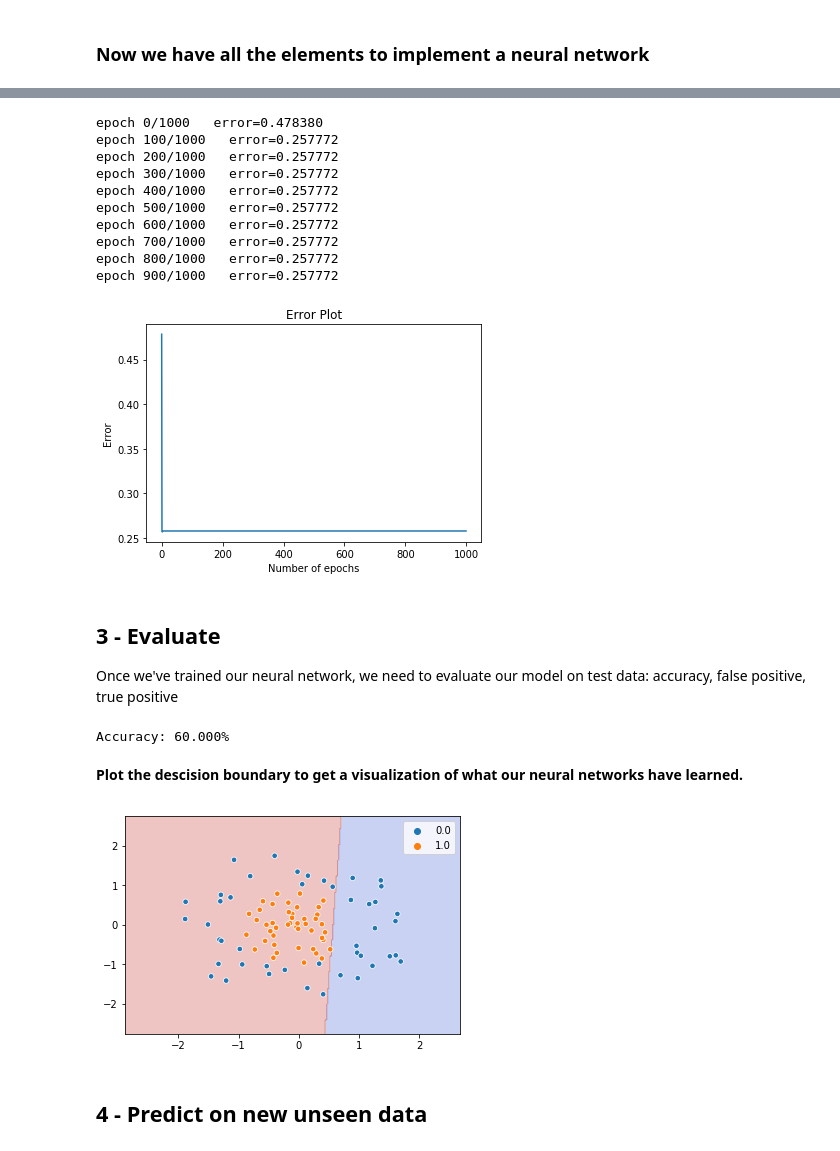
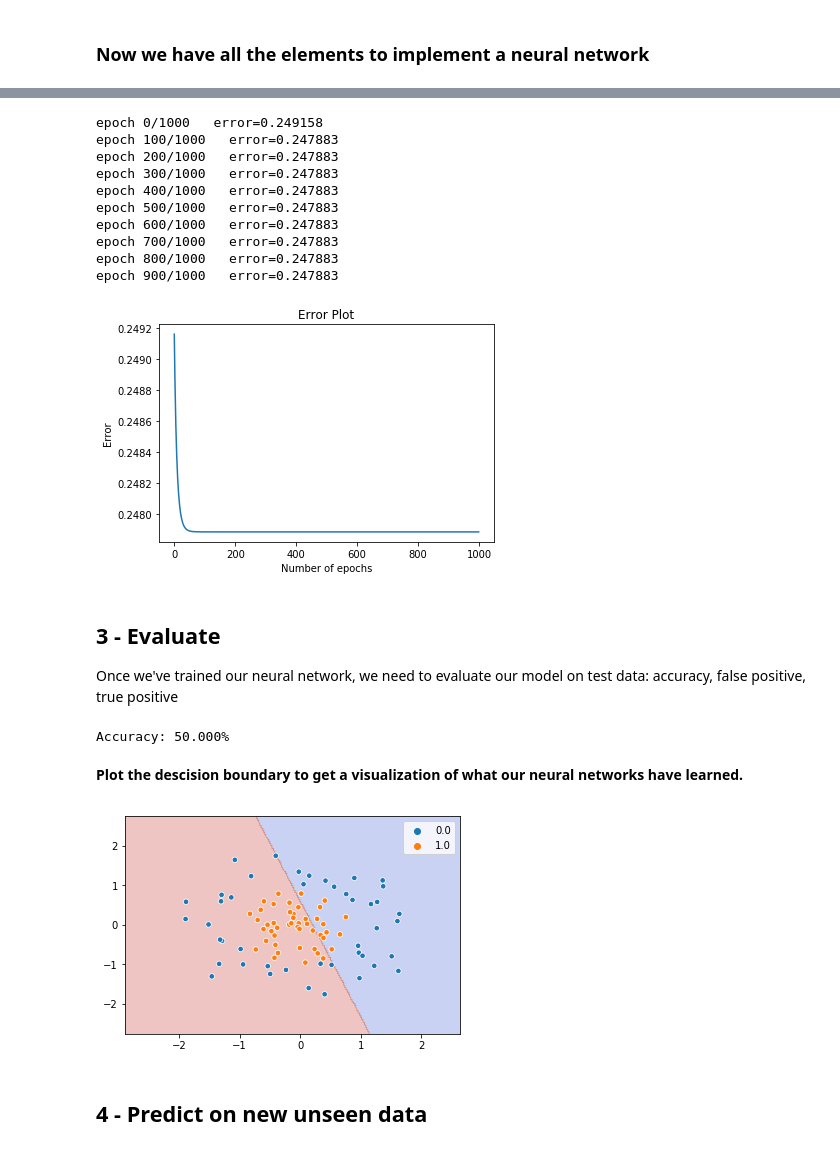
Before and after one commit to soniamehtaml/workshop-deep-learning-tensorflow, a Jupyter notebook: 1_deep_learning_from_scratch_lab_solution.ipynb, the cells around one changed output, grey strips where cells are left out. Cells and saved outputs as stored; diff of their text form; code cells hidden in the pictures.

```diff
--- a/1_deep_learning_from_scratch_lab_solution.ipynb
+++ b/1_deep_learning_from_scratch_lab_solution.ipynb
@@ -266,36 +269,31 @@ class NeuralNetwork:
 # %%
 net = NeuralNetwork(mse, mse_prime)
 
 net.add(FullyConnectedLayer(2, 1))
+net.add(ActivationLayer(sigmoid, sigmoid_prime))
 
 net.train(X_train, y_train, epochs=1000, learning_rate=0.01)
 
 # Plotting the error
 plt.title("Error Plot")
 plt.xlabel('Number of epochs')
 plt.ylabel('Error')
 plt.plot(net.errors)
 plt.show()
 # %% [output]
-epoch 0/1000   error=0.478380
-epoch 100/1000   error=0.257772
-epoch 200/1000   error=0.257772
-epoch 300/1000   error=0.257772
-epoch 400/1000   error=0.257772
-epoch 500/1000   error=0.257772
-epoch 600/1000   error=0.257772
-epoch 700/1000   error=0.257772
-epoch 800/1000   error=0.257772
-epoch 900/1000   error=0.257772
+epoch 0/1000   error=0.249158
+epoch 100/1000   error=0.247883
+epoch 200/1000   error=0.247883
+epoch 300/1000   error=0.247883
+epoch 400/1000   error=0.247883
+epoch 500/1000   error=0.247883
+epoch 600/1000   error=0.247883
+epoch 700/1000   error=0.247883
+epoch 800/1000   error=0.247883
+epoch 900/1000   error=0.247883
-[figure, old version]
+[figure, new version]
 # %% [markdown]
 ## 3 -  Evaluate
 
 Once we've trained our neural network, we need to evaluate our model on test data: accuracy, false positive, true positive
-# %%
-predictions = net.predict(X_test, threshold = 0.5)
-accuracy = np.multiply(np.mean((predictions == y_test.flatten()).astype(int)), 100)
-print("Accuracy: {:.3f}%".format(accuracy))
-# %% [output]
-Accuracy: 60.000%
 # %%
@@ -315,12 +324,16 @@ def plot_descision_boundary(estimator, X, y):
     plt.contourf(xx, yy, Z, cmap=plt.cm.coolwarm, alpha=0.3)
     sns.scatterplot(X0, X1, hue=y.flatten(), cmap=plt.cm.coolwarm, s=30, edgecolors='k')
     plt.show()
+# %%
+print_accuracy()
+# %% [output]
+Accuracy: 50.000%
 # %% [markdown]
 **Plot the descision boundary to get a visualization of what our neural networks have learned.**
 # %%
 plot_descision_boundary(net, X_train, y_train)
 # %% [output]
-[figure, old version]
+[figure, new version]
 # %% [markdown]
 ## 4 -  Predict on new unseen data
 # %%
```
Also changed, not shown: parts of 15 cells of this notebook.
